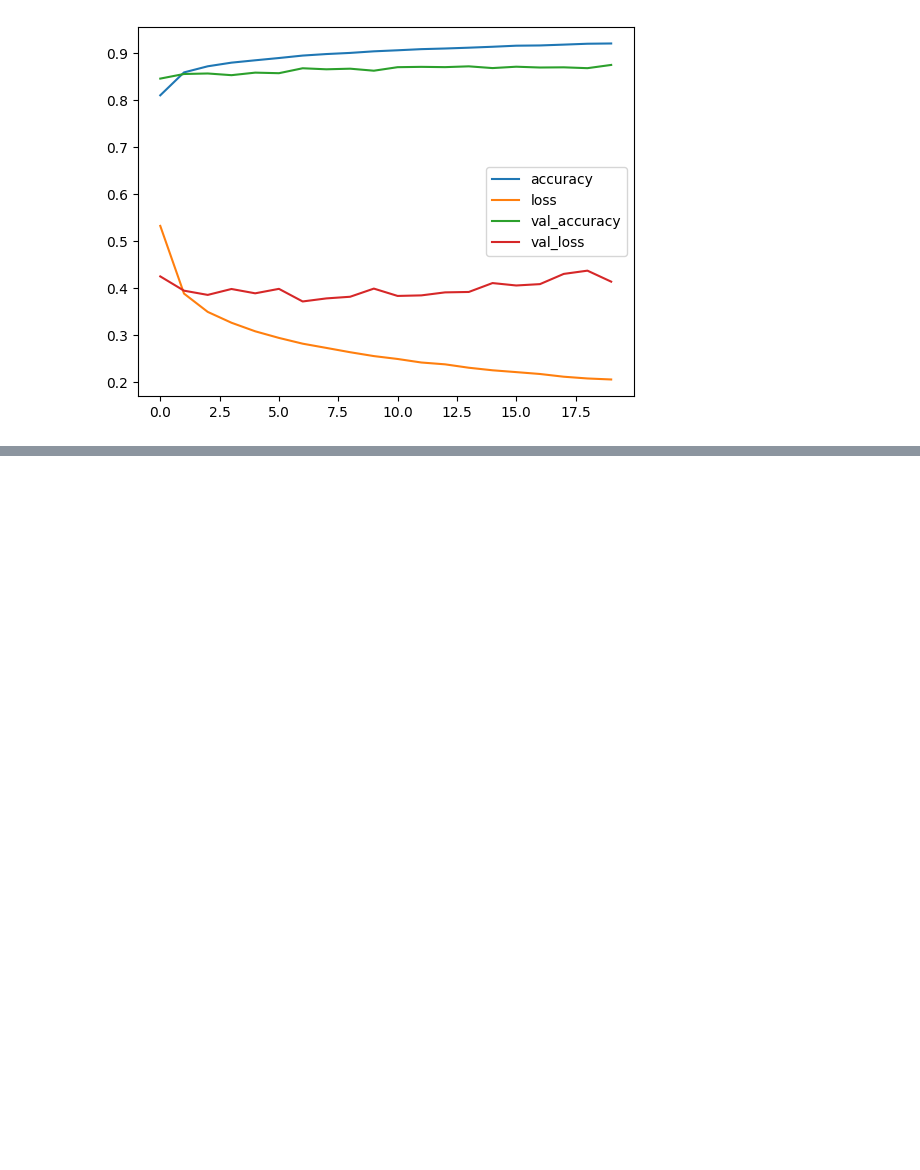
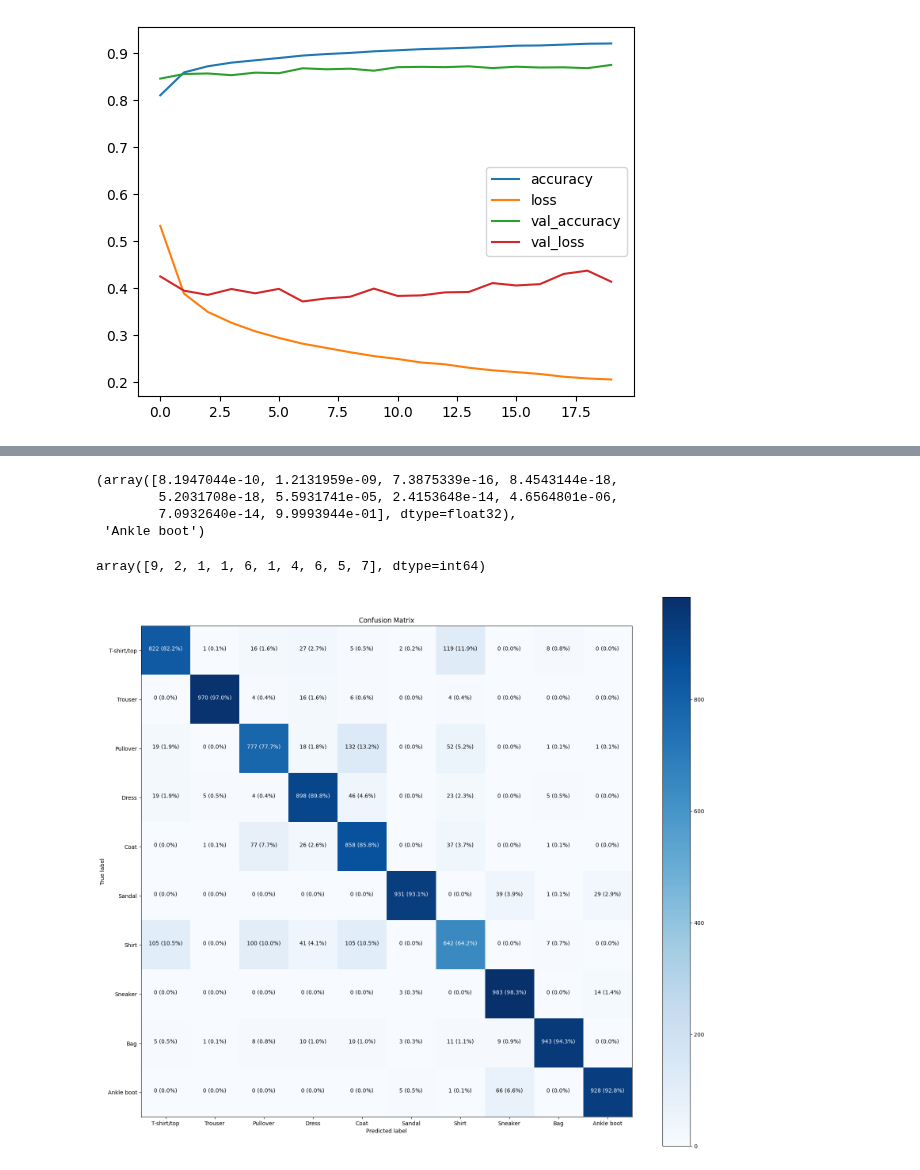
Before and after one commit to akshat-shethia/Deep_Learning, a Jupyter notebook: TensorFlow_For_Deep_Learning/My_02_neural_network_classification_in_tensorflow_Fashion_MNSIT.ipynb, the cells around one changed output, grey strips where cells are left out. Saved outputs shown, nothing was run; the diff lists cells and outputs as text; code cells hidden in the pictures; blank space fills up the shorter version.

```diff
--- a/TensorFlow_For_Deep_Learning/My_02_neural_network_classification_in_tensorflow_Fashion_MNSIT.ipynb
+++ b/TensorFlow_For_Deep_Learning/My_02_neural_network_classification_in_tensorflow_Fashion_MNSIT.ipynb
@@ -307,0 +390,3 @@ pd.DataFrame(history.history).plot();
+# %%
+y_probs = model_4.predict(test_data)
+y_probs[:3]
@@ -307,0 +404,22 @@ pd.DataFrame(history.history).plot();
+# %%
+y_probs[0], class_names[tf.argmax(y_probs[0]).numpy()]
+# %% [output]
+(array([8.1947044e-10, 1.2131959e-09, 7.3875339e-16, 8.4543144e-18,
+        5.2031708e-18, 5.5931741e-05, 2.4153648e-14, 4.6564801e-06,
+        7.0932640e-14, 9.9993944e-01], dtype=float32),
+ 'Ankle boot')
+# %%
+y_preds = y_probs.argmax(axis = 1)
+y_preds[:10]
+# %% [output]
+array([9, 2, 1, 1, 6, 1, 4, 6, 5, 7], dtype=int64)
+# %%
+make_confusion_matrix(
+    test_labels,
+    y_preds,
+    classes=class_names,
+    figsize=(20, 18),
+    text_size=10,
+)
+# %% [output]
+[figure, added]
```
Also changed, not shown: parts of 3 cells of this notebook.
